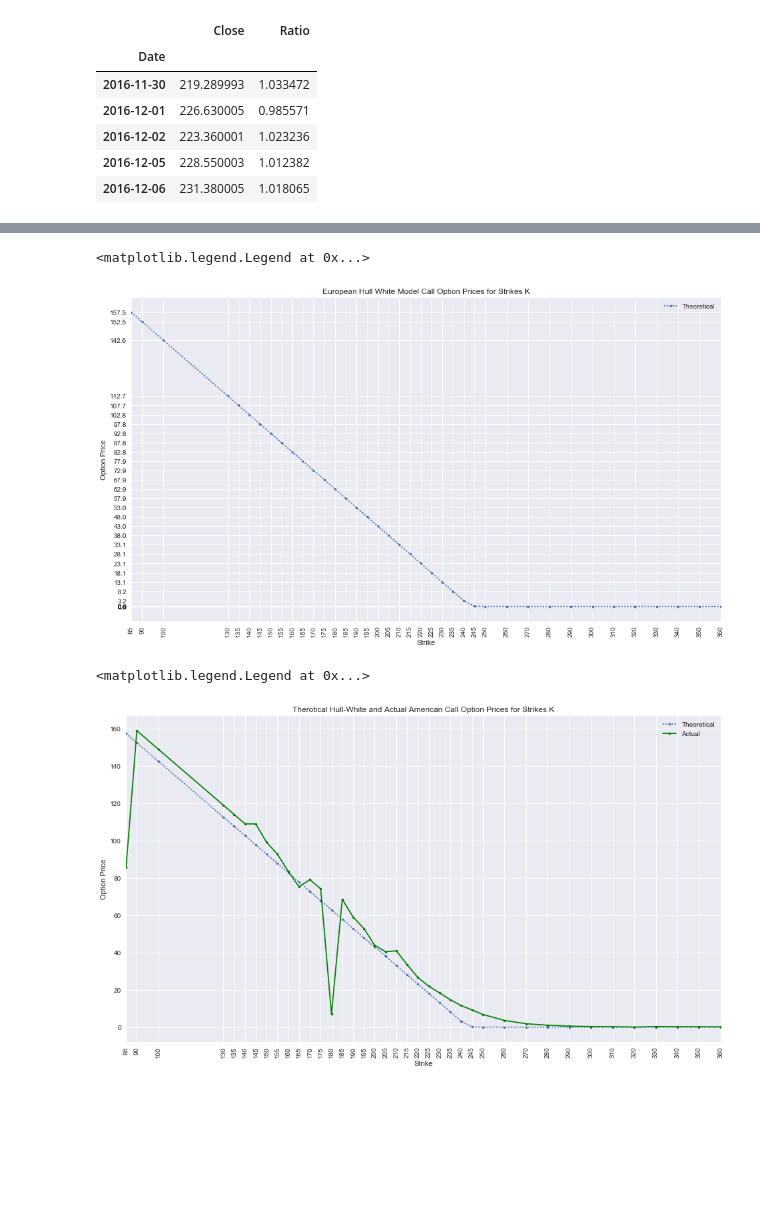
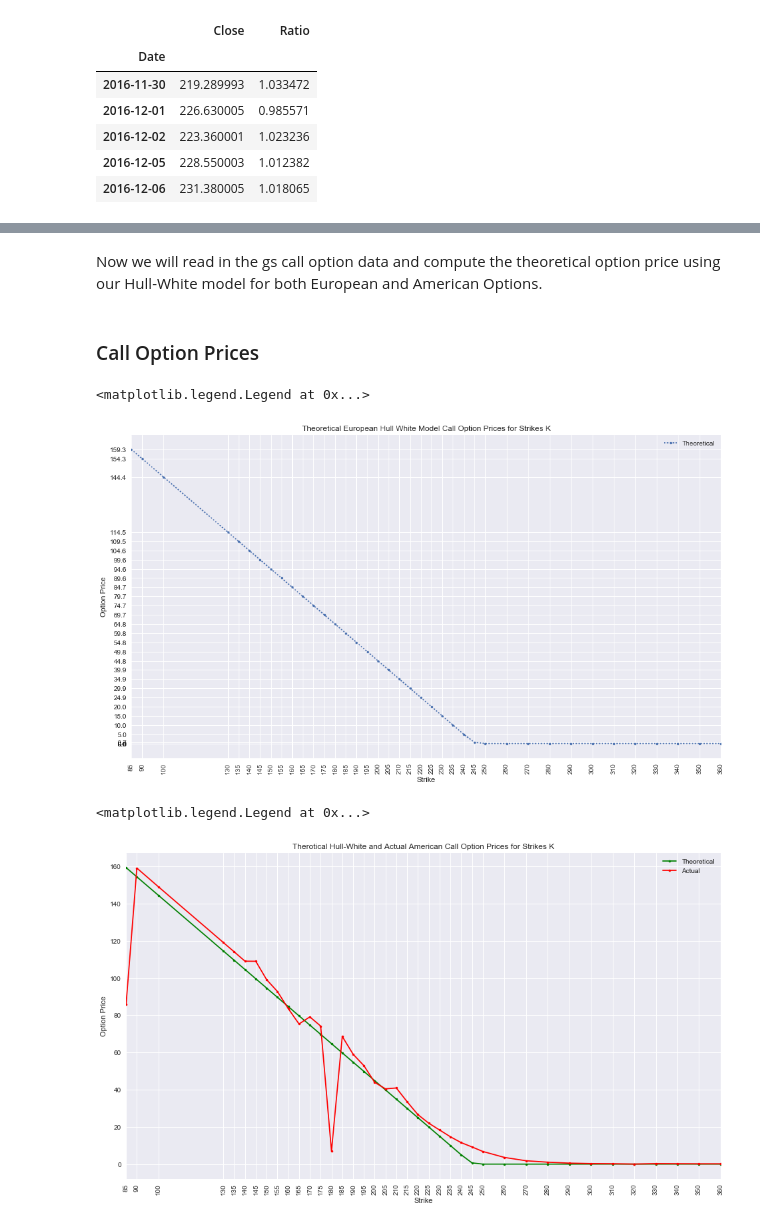
Before and after one commit to lerms/math485-mathematical-finance, a Jupyter notebook: p1/src/model_calibration.ipynb, the cells around one changed output, grey strips where cells are left out. Cells and saved outputs as stored; diff of their text form; code cells hidden in the pictures; blank space fills up the shorter version.

```diff
--- a/p1/src/model_calibration.ipynb
+++ b/p1/src/model_calibration.ipynb
@@ -49,9 +70,11 @@ Hull-White Model
 # %%
-T = (date(2017,6,16) - date.today()).days / 365
-dt = 11 / 365
-s0 = 242.14
+start_date = date(2017, 3, 17)
+expiration_date = date(2017,6,16)
+T = (expiration_date - start_date).days / 365
+n_steps = 16
+dt = T / n_steps
+s0 = 243.94
 r = .0181317
-n_steps = 8
 n_training = len(stock_prices)
 
 def create_df(option_data, option):
@@ -63,6 +86,10 @@ def create_df(option_data, option):
     df = pd.DataFrame(results, columns=['Strike', 'American', 'European'])
     df['Actual'] = option_data['Last Price']
     return df
+# %% [markdown]
+Now we will read in the gs call option data and compute the theoretical option price using our Hull-White model for both European and American Options.
+# %% [markdown]
+### Call Option Prices
 # %%
 gs_calls = pd.read_csv('dataset/gs-calls.csv')
 option = 'call'
@@ -70,7 +97,7 @@ call_df = create_df(gs_calls, option)
 # %%
 ax = call_df[['Strike','European']].plot(x='Strike',
                                     y='European',
-                                    title='European Hull White Model Call Option Prices for Strikes K',
+                                    title='Theoretical European Hull White Model Call Option Prices for Strikes K',
                                     figsize=(16,9),
                                     xticks=call_df['Strike'],
                                     yticks=call_df['European'],
@@ -82,18 +109,18 @@ ax.set_ylabel('Option Price')
 ax.legend(['Theoretical'])
 # %% [output]
 <matplotlib.legend.Legend at 0x...>
-[figure, old version]
+[figure, new version]
 # %%
 ax = call_df[['Strike','American', 'Actual']].plot(x='Strike',
                                               title='Therotical Hull-White and Actual American Call Option Prices for Strikes K',
                                               figsize=(16,9),
                                               xticks=call_df['Strike'],
                                               kind='line',
                                               rot=90,
-                                              style=[':', '-g'],
+                                              style=['g', 'r'],
                                               marker='.')
 ax.set_ylabel('Option Price')
 ax.legend(['Theoretical', 'Actual'])
 # %% [output]
 <matplotlib.legend.Legend at 0x...>
-[figure, old version]
+[figure, new version]
```
Also changed, not shown: parts of 12 cells of this notebook, 2 other files.
